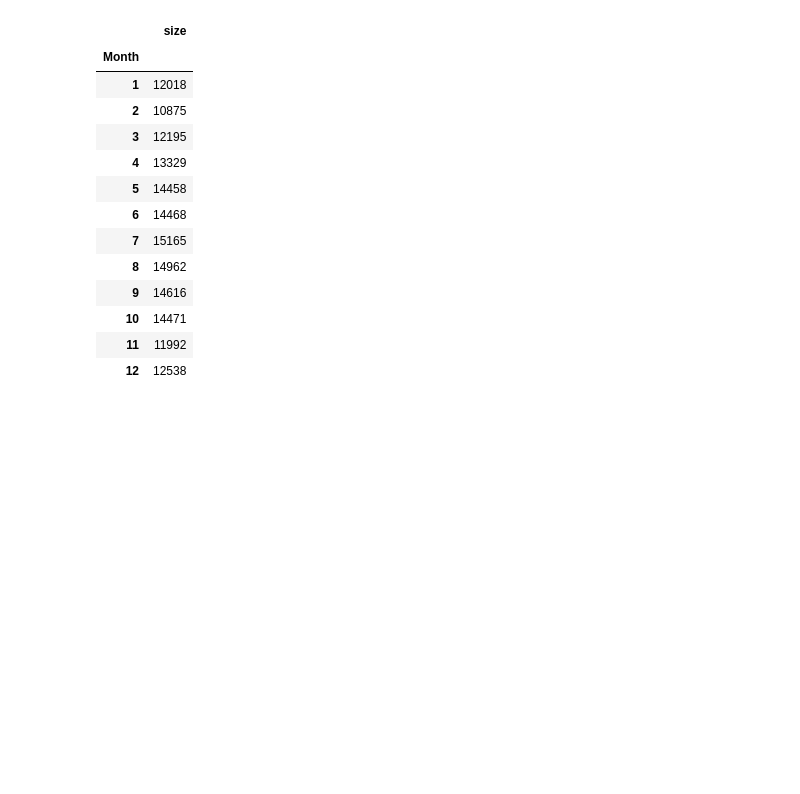
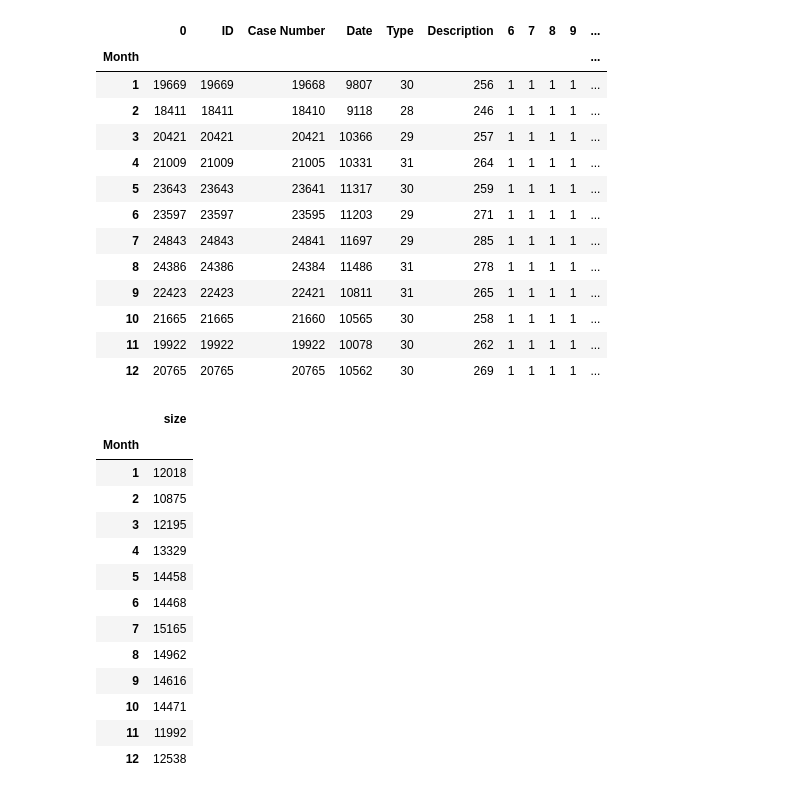
Before and after one commit to c-daily/UPenn_Project1, a Jupyter notebook: Crime_AllCities.ipynb, the cells around one changed output. Cells and saved outputs as stored; diff of their text form; code cells hidden in the pictures; blank space fills up the shorter version.

```diff
--- a/Crime_AllCities.ipynb
+++ b/Crime_AllCities.ipynb
@@ -77,3 +95,22 @@ LA_crime_month_19 = LA_crime_19.groupby(['Month']).nunique(['Directory #'])
+# %%
+ny_crime_month_12 = chi_crime_12.groupby(['Month']).nunique(['ID'])
+ny_crime_month_19 = chi_crime_19.groupby(['Month']).nunique(['ID'])
+ny_crime_month_19
+# %% [output]
+|  | 0 | ID | Case Number | Date | Type | Description | 6 | 7 | 8 | 9 | ... |
+| Month |  |  |  |  |  |  |  |  |  |  | ... |
+| 1 | 19669 | 19669 | 19668 | 9807 | 30 | 256 | 1 | 1 | 1 | 1 | ... |
+| 2 | 18411 | 18411 | 18410 | 9118 | 28 | 246 | 1 | 1 | 1 | 1 | ... |
+| 3 | 20421 | 20421 | 20421 | 10366 | 29 | 257 | 1 | 1 | 1 | 1 | ... |
+| 4 | 21009 | 21009 | 21005 | 10331 | 31 | 264 | 1 | 1 | 1 | 1 | ... |
+| 5 | 23643 | 23643 | 23641 | 11317 | 30 | 259 | 1 | 1 | 1 | 1 | ... |
+| 6 | 23597 | 23597 | 23595 | 11203 | 29 | 271 | 1 | 1 | 1 | 1 | ... |
+| 7 | 24843 | 24843 | 24841 | 11697 | 29 | 285 | 1 | 1 | 1 | 1 | ... |
+| 8 | 24386 | 24386 | 24384 | 11486 | 31 | 278 | 1 | 1 | 1 | 1 | ... |
+| 9 | 22423 | 22423 | 22421 | 10811 | 31 | 265 | 1 | 1 | 1 | 1 | ... |
+| 10 | 21665 | 21665 | 21660 | 10565 | 30 | 258 | 1 | 1 | 1 | 1 | ... |
+| 11 | 19922 | 19922 | 19922 | 10078 | 30 | 262 | 1 | 1 | 1 | 1 | ... |
+| 12 | 20765 | 20765 | 20765 | 10562 | 30 | 269 | 1 | 1 | 1 | 1 | ... |
 # %%
 philly_crime_month_12 = philly_crime_12.groupby(['Month']).size().to_frame('size')
 philly_crime_month_19 = philly_crime_19.groupby(['Month']).size().to_frame('size')
```
Also changed, not shown: parts of 10 cells of this notebook.
